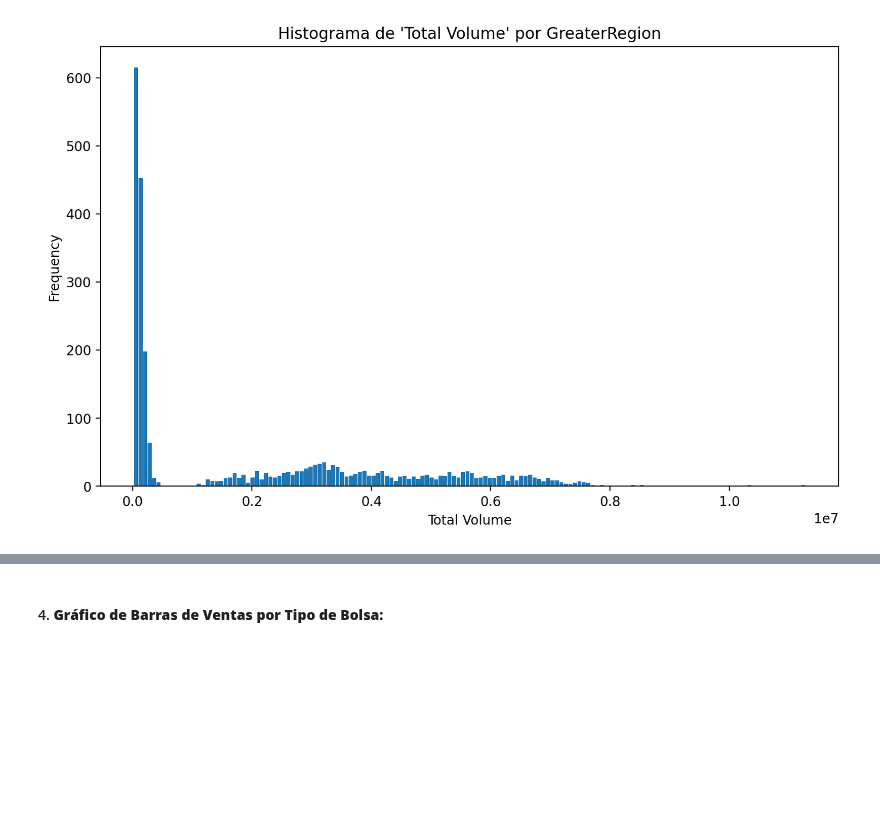
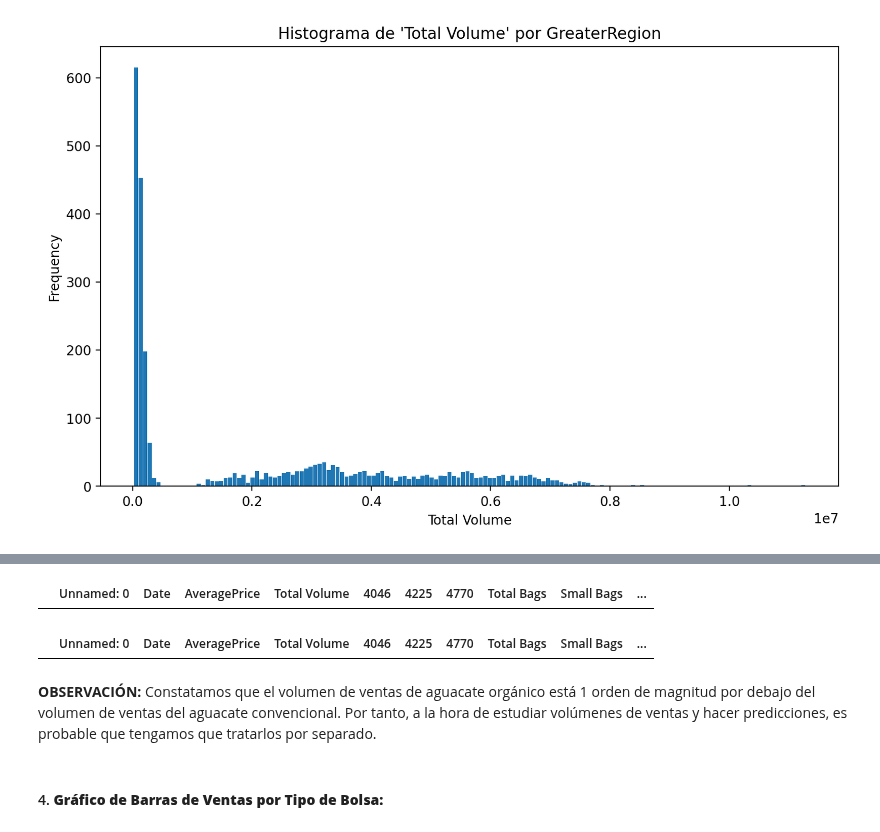
Before and after one commit to albagd77/MAGic-Avocado-TP1, a Jupyter notebook: 02_graficos_para_visualizacion.ipynb, the cells around one changed output, grey strips where cells are left out. Cells and saved outputs as stored; diff of their text form; code cells hidden in the pictures; blank space fills up the shorter version.

```diff
--- a/02_graficos_para_visualizacion.ipynb
+++ b/02_graficos_para_visualizacion.ipynb
@@ -191,3 +207,15 @@ Text(0.5, 0, 'Total Volume')
+# %%
+greater_regions_izda.sort_values(by="Total Volume", ascending=True).sample(50)
+greater_regions_izda[greater_regions_izda['type']!='organic']
+# %% [output]
+|  | Unnamed: 0 | Date | AveragePrice | Total Volume | 4046 | 4225 | 4770 | Total Bags | Small Bags | ... |
+# %%
+greater_regions_dcha.sort_values(by="Total Volume", ascending=True).head()
+greater_regions_dcha[greater_regions_dcha['type']!='conventional']
+# %% [output]
+|  | Unnamed: 0 | Date | AveragePrice | Total Volume | 4046 | 4225 | 4770 | Total Bags | Small Bags | ... |
+# %% [markdown]
+**OBSERVACIÓN:** Constatamos que el volumen de ventas de aguacate orgánico está 1 orden de magnitud por debajo del volumen de ventas del aguacate convencional. Por tanto, a la hora de estudiar volúmenes de ventas y hacer predicciones, es probable que tengamos que tratarlos por separado.
 # %% [markdown]
 #### 4. **Gráfico de Barras de Ventas por Tipo de Bolsa:**
 # %% [markdown]
```
Also changed, not shown: parts of 1 cell of this notebook.
